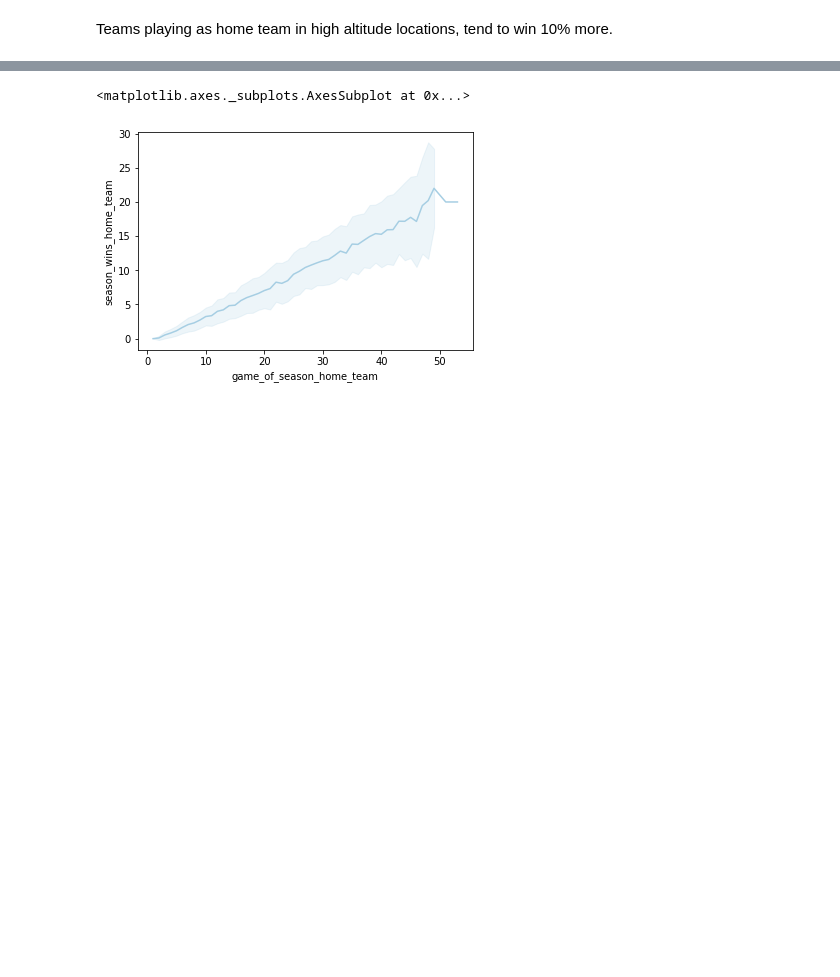
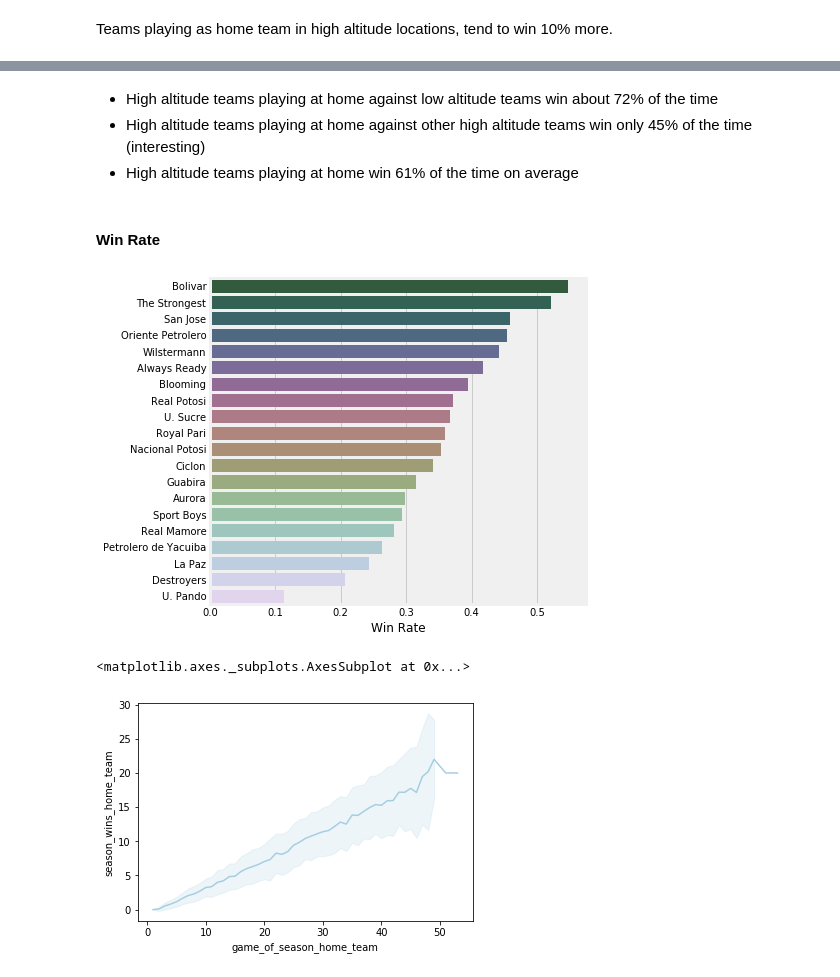
Before and after one commit to miketondu/odds_portal_project, a Jupyter notebook: notebooks/2_odds_engineering_exploration.ipynb, the cells around one changed output, grey strips where cells are left out. Saved outputs shown, nothing was run; the diff lists cells and outputs as text; code cells hidden in the pictures; blank space fills up the shorter version.

```diff
--- a/notebooks/2_odds_engineering_exploration.ipynb
+++ b/notebooks/2_odds_engineering_exploration.ipynb
@@ -394,3 +400,32 @@ Text(0,0.5,'%')
+# %% [markdown]
+- High altitude teams playing at home against low altitude teams win about 72% of the time
+- High altitude teams playing at home against other high altitude teams win only 45% of the time (interesting)
+- High altitude teams playing at home win  61% of the time on average
+# %% [markdown]
+#### Win Rate
+# %%
+# Highest win percentage
+# Number of games won per team
+data = odds_unique_matches.winner.value_counts()
+data.index.unique()
+data.values
+
+# Number of games played per team
+games_played=[]
+for i in data.index:
+    games_played.append(len((odds_unique_matches.loc[(odds_unique_matches['home_team']==i)
+                                                     | (odds_unique_matches['away_team']==i) ])))
+
+# Win rate
+data = data/games_played
+data= data[1:].sort_values(ascending=False)
+
+# Graph
+fig, axes= plt.subplots(figsize=(6,6))
+sns.barplot(y=data.index, x=data, palette=palette)
+axes.set_xlabel('Win Rate');
+# %% [output]
+[figure, added]
 # %%
 sns.lineplot(data=odds_unique_matches, x='game_of_season_home_team', y ='season_wins_home_team', ci='sd')
 # %% [output]
```
Also changed, not shown: parts of 4 cells of this notebook.
